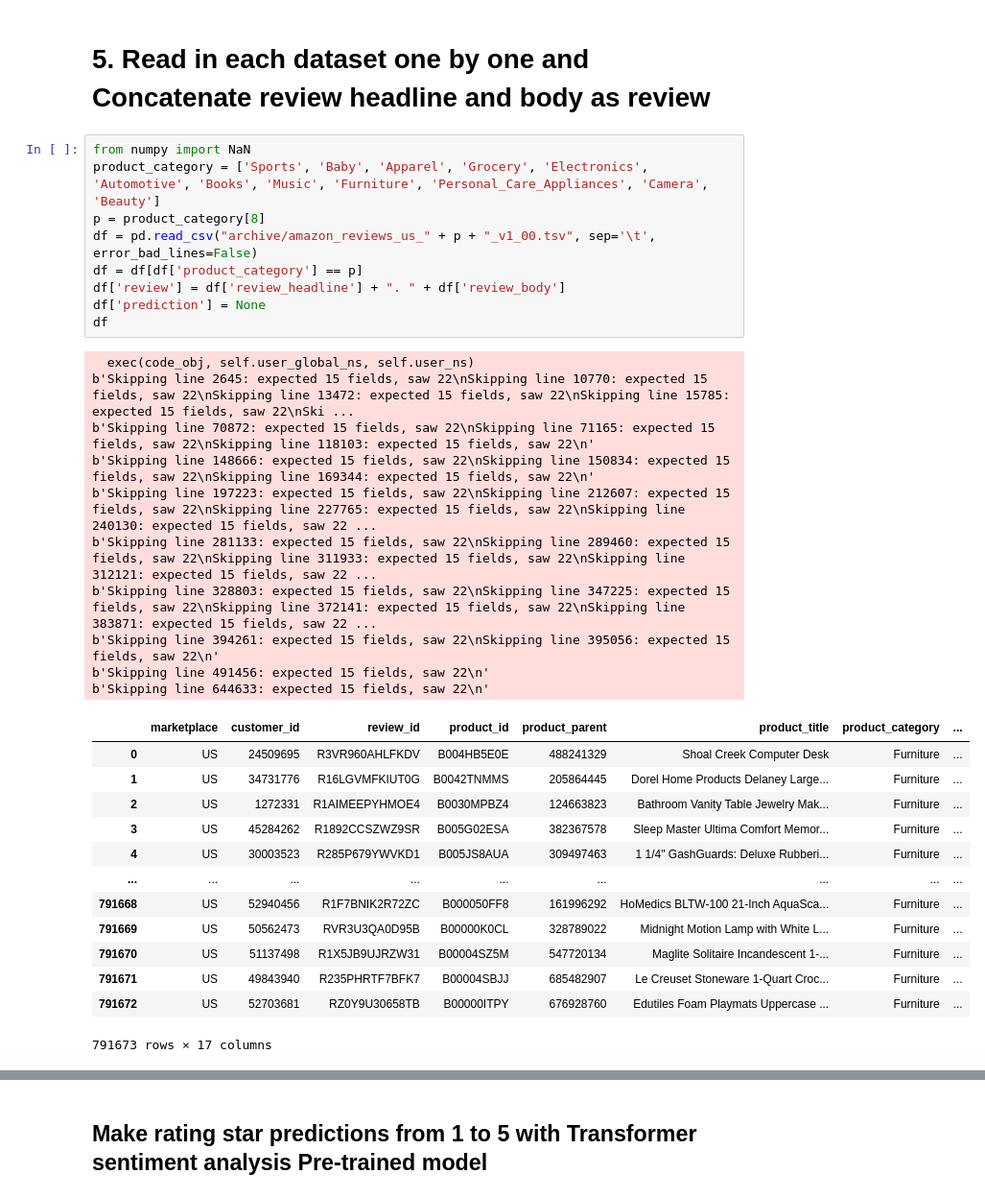
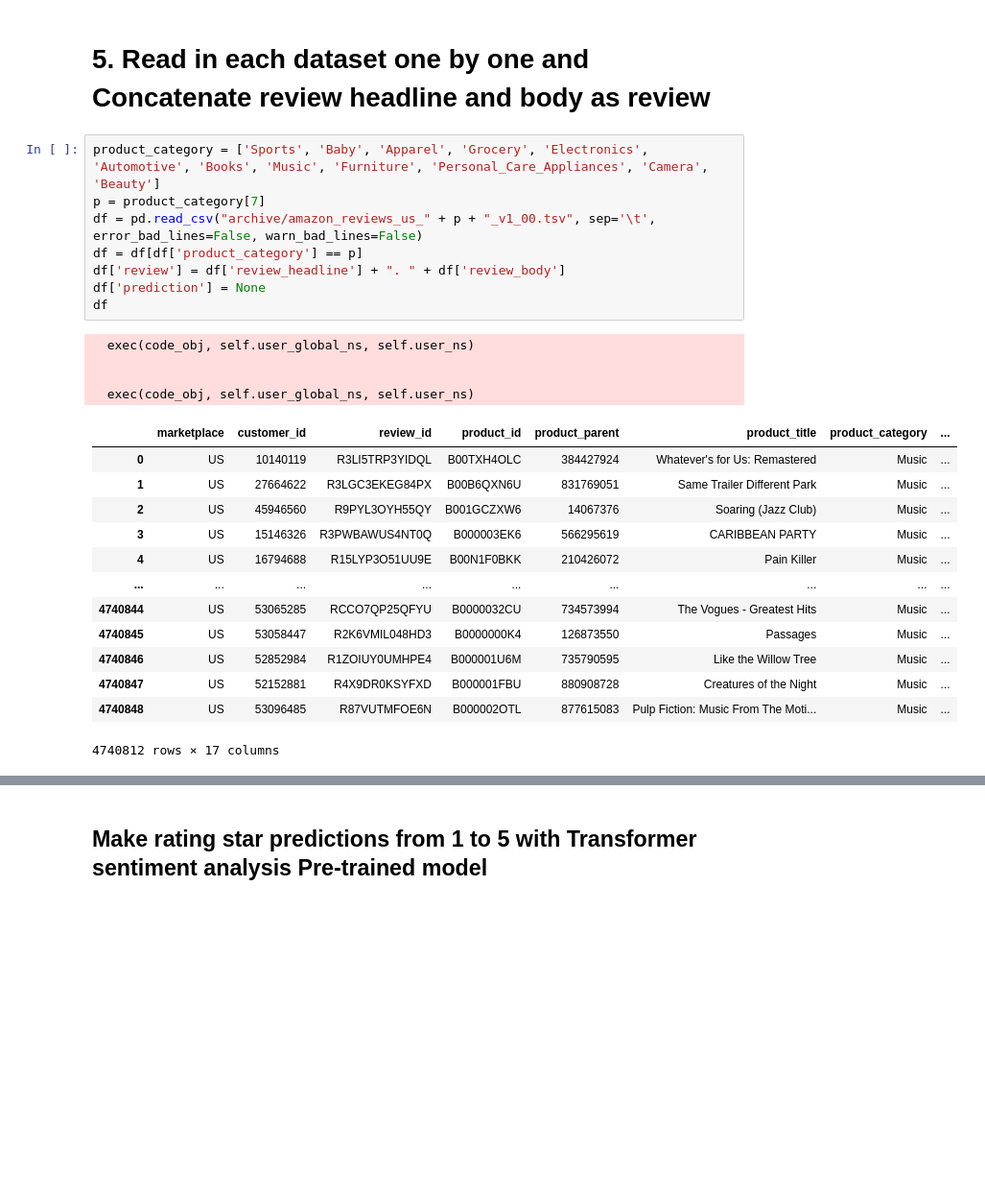
Before and after one commit to vanderbilt-data-science/bigdata, a Jupyter notebook: 05-sentiment-analysis.ipynb, the cells around one changed output, grey strips where cells are left out. Shown at 96% size. Saved outputs shown, nothing was run; the diff lists cells and outputs as text; blank space fills up the shorter version.

```diff
--- a/05-sentiment-analysis.ipynb
+++ b/05-sentiment-analysis.ipynb
@@ -150,35 +155,28 @@ df_count.show(df_count.count())
 # %% [markdown]
 # 5. Read in each dataset one by one and Concatenate review headline and body as review
 # %%
-from numpy import NaN
 product_category = ['Sports', 'Baby', 'Apparel', 'Grocery', 'Electronics', 'Automotive', 'Books', 'Music', 'Furniture', 'Personal_Care_Appliances', 'Camera', 'Beauty']
-p = product_category[8]
-df = pd.read_csv("archive/amazon_reviews_us_" + p + "_v1_00.tsv", sep='\t', error_bad_lines=False)
+p = product_category[7]
+df = pd.read_csv("archive/amazon_reviews_us_" + p + "_v1_00.tsv", sep='\t', error_bad_lines=False, warn_bad_lines=False)
 df = df[df['product_category'] == p]
 df['review'] = df['review_headline'] + ". " + df['review_body']
 df['prediction'] = None
 df
 # %% [output]
   exec(code_obj, self.user_global_ns, self.user_ns)
-b'Skipping line 2645: expected 15 fields, saw 22\nSkipping line 10770: expected 15 fields, saw 22\nSkipping line 13472: expected 15 fields, saw 22\nSkipping line 15785: expected 15 fields, saw 22\nSki ...
-b'Skipping line 70872: expected 15 fields, saw 22\nSkipping line 71165: expected 15 fields, saw 22\nSkipping line 118103: expected 15 fields, saw 22\n'
-b'Skipping line 148666: expected 15 fields, saw 22\nSkipping line 150834: expected 15 fields, saw 22\nSkipping line 169344: expected 15 fields, saw 22\n'
-b'Skipping line 197223: expected 15 fields, saw 22\nSkipping line 212607: expected 15 fields, saw 22\nSkipping line 227765: expected 15 fields, saw 22\nSkipping line 240130: expected 15 fields, saw 22 ...
-b'Skipping line 281133: expected 15 fields, saw 22\nSkipping line 289460: expected 15 fields, saw 22\nSkipping line 311933: expected 15 fields, saw 22\nSkipping line 312121: expected 15 fields, saw 22 ...
-b'Skipping line 328803: expected 15 fields, saw 22\nSkipping line 347225: expected 15 fields, saw 22\nSkipping line 372141: expected 15 fields, saw 22\nSkipping line 383871: expected 15 fields, saw 22 ...
-b'Skipping line 394261: expected 15 fields, saw 22\nSkipping line 395056: expected 15 fields, saw 22\n'
-b'Skipping line 491456: expected 15 fields, saw 22\n'
-b'Skipping line 644633: expected 15 fields, saw 22\n'
+
+
+  exec(code_obj, self.user_global_ns, self.user_ns)
 |  | marketplace | customer_id | review_id | product_id | product_parent | product_title | product_category | ... |
-| 0 | US | 24509695 | R3VR960AHLFKDV | B004HB5E0E | 488241329 | Shoal Creek Computer Desk | Furniture | ... |
-| 1 | US | 34731776 | R16LGVMFKIUT0G | B0042TNMMS | 205864445 | Dorel Home Products Delaney Large... | Furniture | ... |
-| 2 | US | 1272331 | R1AIMEEPYHMOE4 | B0030MPBZ4 | 124663823 | Bathroom Vanity Table Jewelry Mak... | Furniture | ... |
-| 3 | US | 45284262 | R1892CCSZWZ9SR | B005G02ESA | 382367578 | Sleep Master Ultima Comfort Memor... | Furniture | ... |
-| 4 | US | 30003523 | R285P679YWVKD1 | B005JS8AUA | 309497463 | 1 1/4" GashGuards: Deluxe Rubberi... | Furniture | ... |
+| 0 | US | 10140119 | R3LI5TRP3YIDQL | B00TXH4OLC | 384427924 | Whatever's for Us: Remastered | Music | ... |
+| 1 | US | 27664622 | R3LGC3EKEG84PX | B00B6QXN6U | 831769051 | Same Trailer Different Park | Music | ... |
+| 2 | US | 45946560 | R9PYL3OYH55QY | B001GCZXW6 | 14067376 | Soaring (Jazz Club) | Music | ... |
+| 3 | US | 15146326 | R3PWBAWUS4NT0Q | B000003EK6 | 566295619 | CARIBBEAN PARTY | Music | ... |
+| 4 | US | 16794688 | R15LYP3O51UU9E | B00N1F0BKK | 210426072 | Pain Killer | Music | ... |
 | ... | ... | ... | ... | ... | ... | ... | ... | ... |
-| 791668 | US | 52940456 | R1F7BNIK2R72ZC | B000050FF8 | 161996292 | HoMedics BLTW-100 21-Inch AquaSca... | Furniture | ... |
-| 791669 | US | 50562473 | RVR3U3QA0D95B | B00000K0CL | 328789022 | Midnight Motion Lamp with White L... | Furniture | ... |
-| 791670 | US | 51137498 | R1X5JB9UJRZW31 | B00004SZ5M | 547720134 | Maglite Solitaire Incandescent 1-... | Furniture | ... |
-| 791671 | US | 49843940 | R235PHRTF7BFK7 | B00004SBJJ | 685482907 | Le Creuset Stoneware 1-Quart Croc... | Furniture | ... |
-| 791672 | US | 52703681 | RZ0Y9U30658TB | B00000ITPY | 676928760 | Edutiles Foam Playmats Uppercase ... | Furniture | ... |
+| 4740844 | US | 53065285 | RCCO7QP25QFYU | B0000032CU | 734573994 | The Vogues - Greatest Hits | Music | ... |
+| 4740845 | US | 53058447 | R2K6VMIL048HD3 | B0000000K4 | 126873550 | Passages | Music | ... |
+| 4740846 | US | 52852984 | R1ZOIUY0UMHPE4 | B000001U6M | 735790595 | Like the Willow Tree | Music | ... |
+| 4740847 | US | 52152881 | R4X9DR0KSYFXD | B000001FBU | 880908728 | Creatures of the Night | Music | ... |
+| 4740848 | US | 53096485 | R87VUTMFOE6N | B000002OTL | 877615083 | Pulp Fiction: Music From The Moti... | Music | ... |
-791673 rows × 17 columns
+4740812 rows × 17 columns
```
Also changed, not shown: parts of 10 cells of this notebook.
